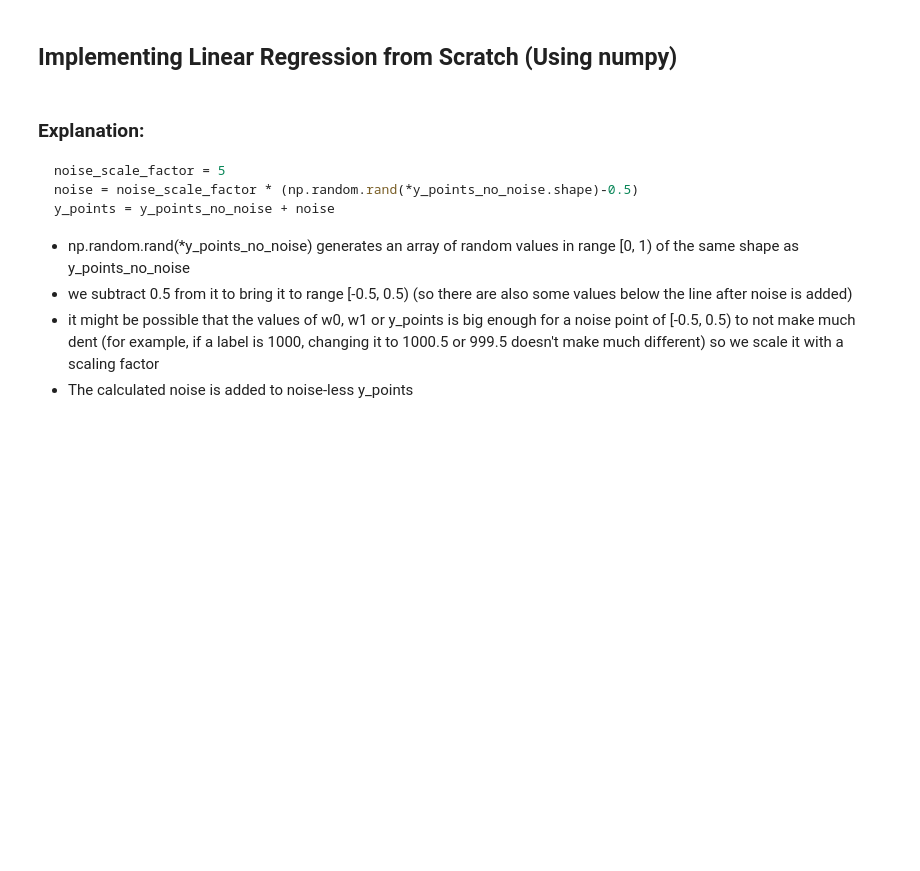
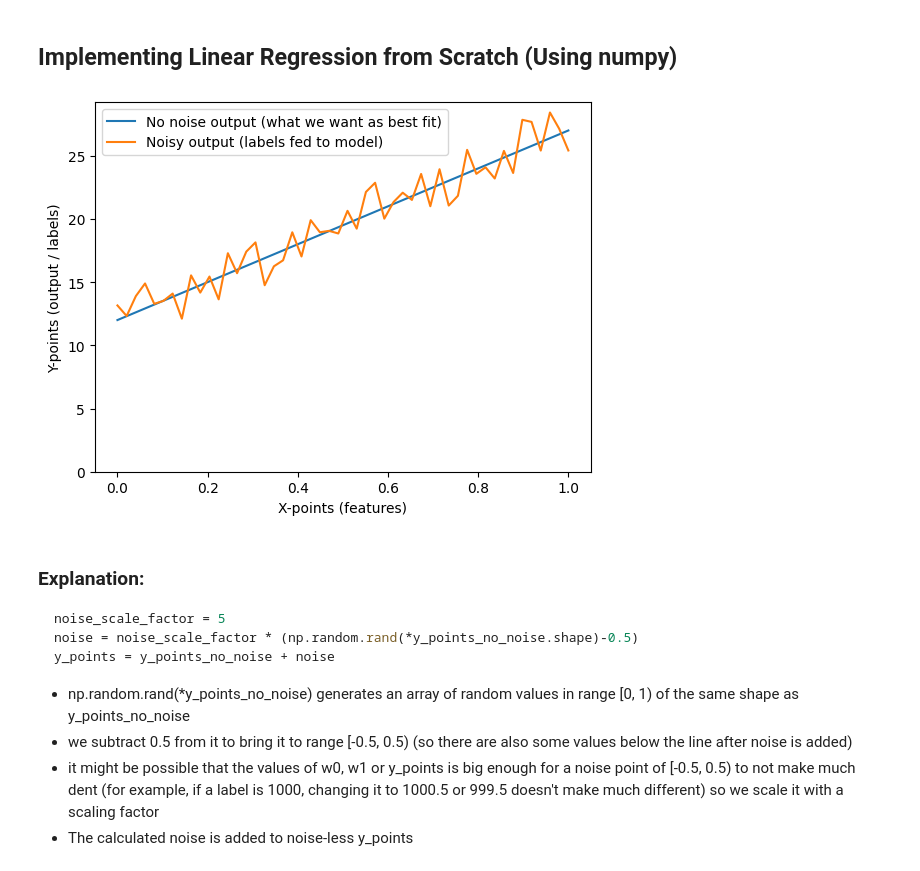
Before and after one commit to shfa-e/AI-S2-Prac, a Jupyter notebook: Labs/day1_Linear_Regression_Basics.ipynb, the cells around one changed output. Drawn from its saved outputs; the diff is of its cells as text; code cells hidden in the pictures; blank space fills up the shorter version.

```diff
--- a/Labs/day1_Linear_Regression_Basics.ipynb
+++ b/Labs/day1_Linear_Regression_Basics.ipynb
@@ -41,33 +41,35 @@ Good to have knowledge of:
 # %%
 # Let's make some custom points (which would act as our dataset)
 # starting with a function with highest polynomial degree of 1
 
 # y = w0 + w1*x1
 
 w0 = 12  # bias
 w1 = 15  # first degree co-efficient
 noise_scale_factor = 5  # the higher this is, the rougher and farther the noisy output is from the best fit
 num_points = 50  # number of samples in data
 
 x_points = np.linspace(0, 1, num_points)  # num_points points from 0 to 1
 y_points_no_noise = w0 + w1*x_points  # The actual features which we'd feed to model will have slight noise
 noise = noise_scale_factor * (np.random.rand(*y_points_no_noise.shape)-0.5)  # Look at the explanation below to see how this is calculated
 
 #############################
 # TODO, add noise
-y_points = ??
+y_points = y_points_no_noise + noise
 #############################
 
 plt.plot(x_points, y_points_no_noise, label='No noise output (what we want as best fit)')
 plt.plot(x_points, y_points, label='Noisy output (labels fed to model)')
 _, ylim_top = plt.ylim()
 plt.ylim(0, ylim_top)  # 0 bottom makes it easy to visualize bias term
 
 plt.xlabel('X-points (features)')
 plt.ylabel('Y-points (output / labels)')
 
 plt.legend()
 plt.show()
+# %% [output]
+[figure, added]
 # %% [markdown]
 ### Explanation:
 
```
Also changed, not shown: parts of 7 cells of this notebook.
